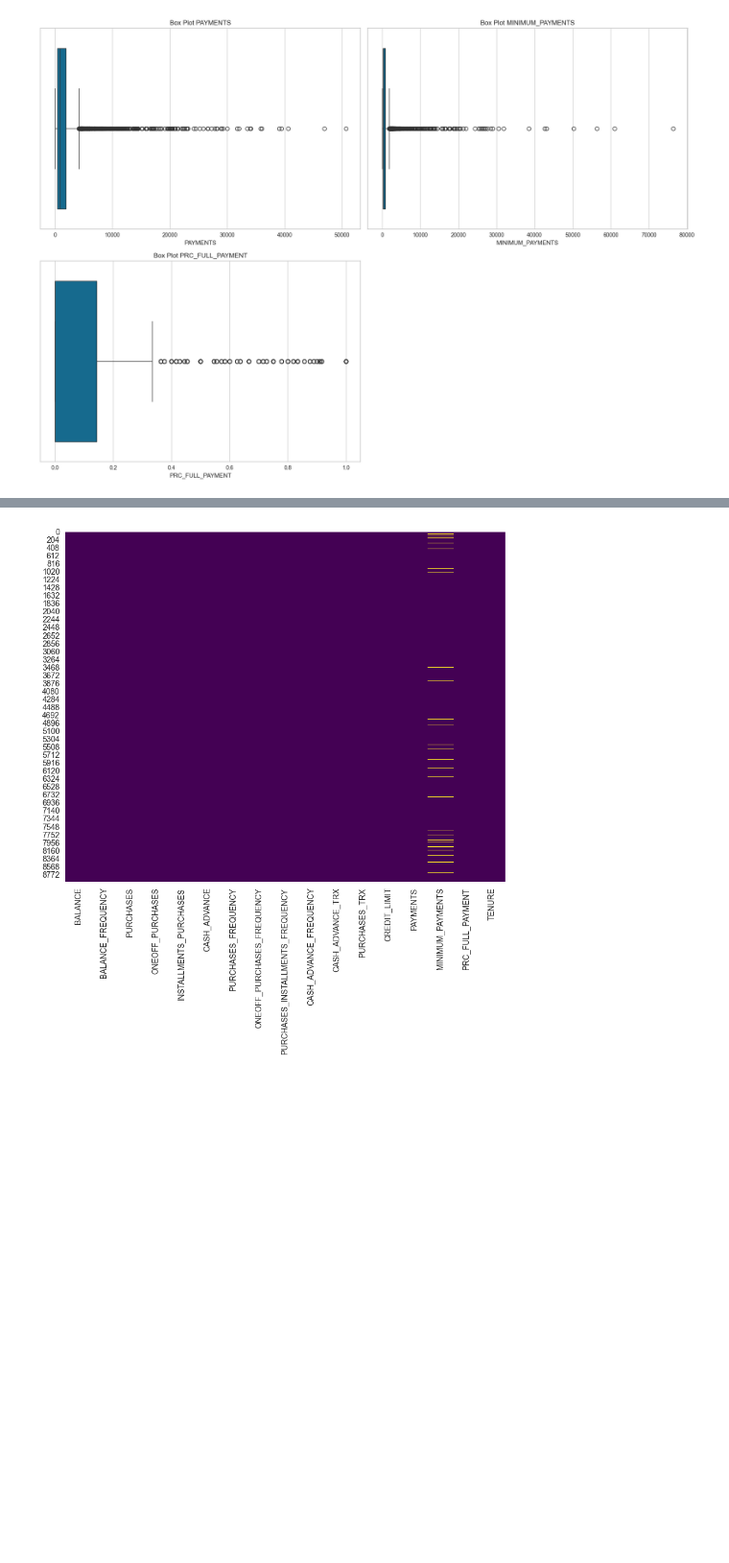
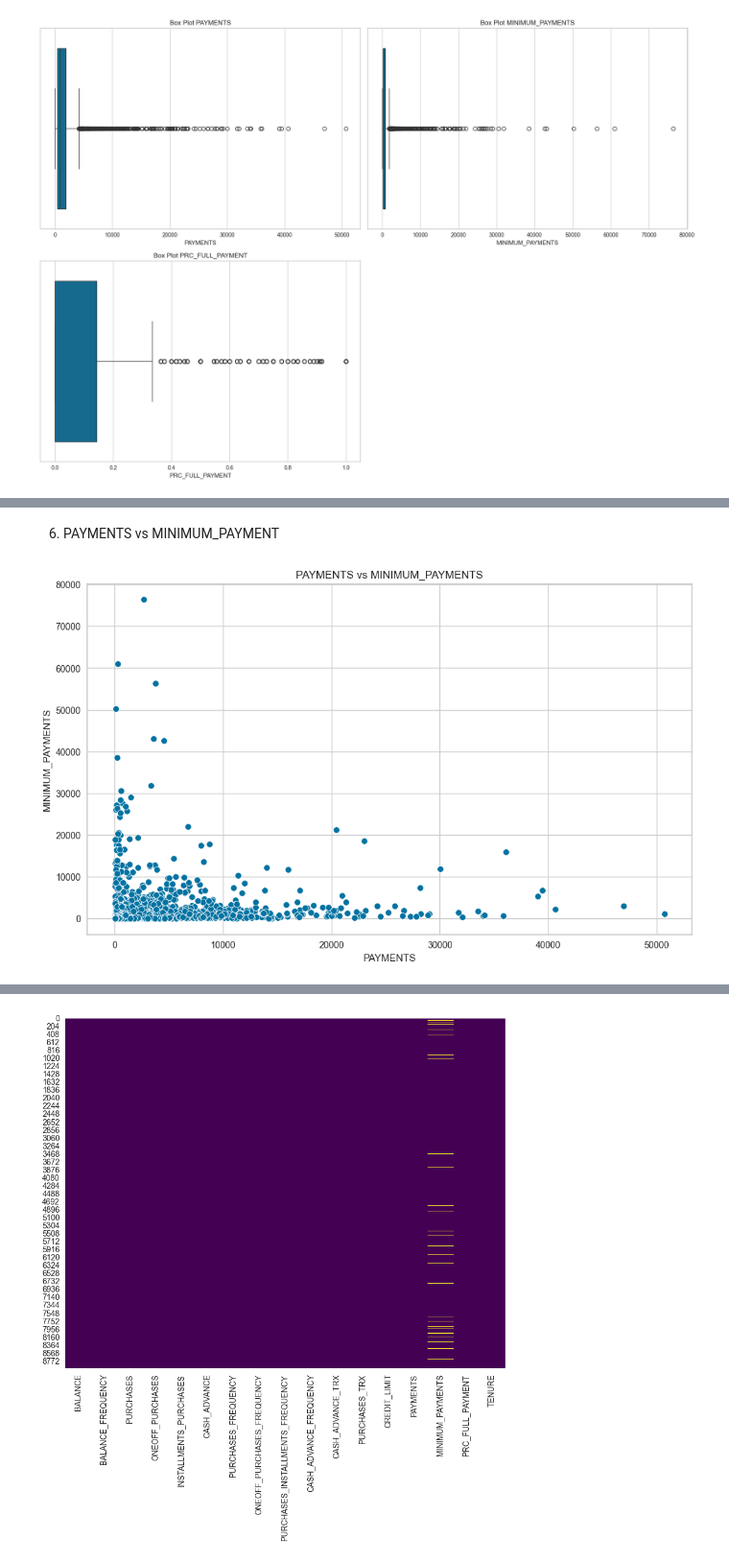
Before and after one commit to Foxeeeee/final-project-IV, a Jupyter notebook: PYTN_KampusMerdeka_fp4_Muhamad Hafidz Sohibul Fazri.ipynb, the cells around one changed output, grey strips where cells are left out. Shown at 96% size. Saved outputs shown, nothing was run; the diff lists cells and outputs as text; code cells hidden in the pictures; blank space fills up the shorter version.

```diff
--- a/PYTN_KampusMerdeka_fp4_Muhamad Hafidz Sohibul Fazri.ipynb
+++ b/PYTN_KampusMerdeka_fp4_Muhamad Hafidz Sohibul Fazri.ipynb
@@ -258,0 +256,11 @@ plt.show()
+# %% [markdown]
+6. PAYMENTS vs MINIMUM_PAYMENT
+# %%
+plt.figure(figsize=(12, 7))
+sns.scatterplot(x='PAYMENTS', y='MINIMUM_PAYMENTS', data=df)
+
+plt.title('PAYMENTS vs MINIMUM_PAYMENTS')
+plt.grid(True)
+plt.show()
+# %% [output]
+[figure, added]
```
Also changed, not shown: parts of 14 cells of this notebook.
